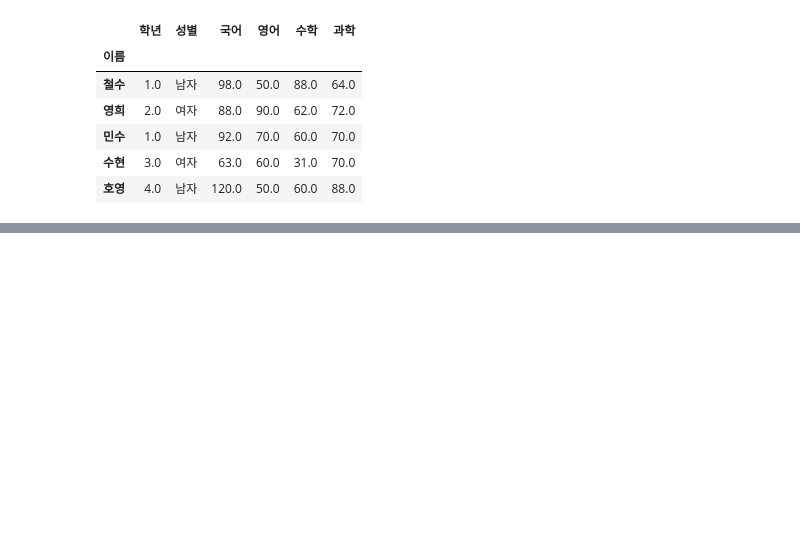
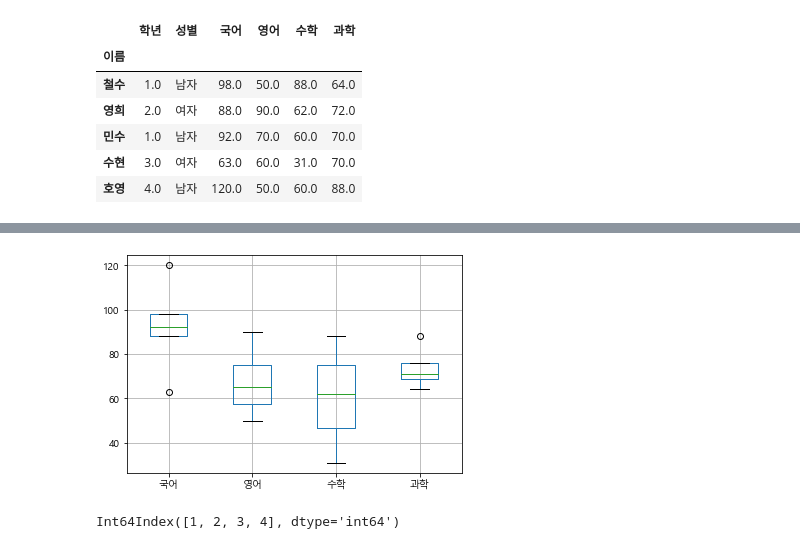
Before and after one commit to UnchaeJeong/20210706, a Jupyter notebook: 6_30_데이터 시각화/03_Pandas/05_데이터정제.ipynb, the cells around one changed output, grey strips where cells are left out. Cells and saved outputs as stored; diff of their text form; code cells hidden in the pictures; blank space fills up the shorter version.

```diff
--- a/6_30_데이터 시각화/03_Pandas/05_데이터정제.ipynb
+++ b/6_30_데이터 시각화/03_Pandas/05_데이터정제.ipynb
@@ -159,0 +168,5 @@ df1
+# %%
+# 요약 통계 정보를 통해 이상치 존재 여부를 확인한다.
+df1 = pd.read_csv('data/grade.csv', encoding='euc-kr')
+df1.set_index('이름', inplace=True)
+df1
@@ -159,0 +194,16 @@ df1
+# %%
+# boxplot을 통해 극단치 확인한다.
+# 동그라미로 표시되는 부분이 극단치에 해당한다.
+# 극단치는 정상데이터 여부를 반드시 확인해야 한다.
+plt.rcParams['font.family'] = 'Malgun Gothic'
+#plt.rcParams['font.family'] = 'Apple Gothic'
+
+df1[['국어','영어','수학','과학']].boxplot()
+plt.show()
+# %% [output]
+[figure, added]
+# %%
+# 카테고리형 데이터의 이상치 확인
+df1['학년'].value_counts().index
+# %% [output]
+Int64Index([1, 2, 3, 4], dtype='int64')
```
Also changed, not shown: parts of 8 cells of this notebook, 2 other files.
